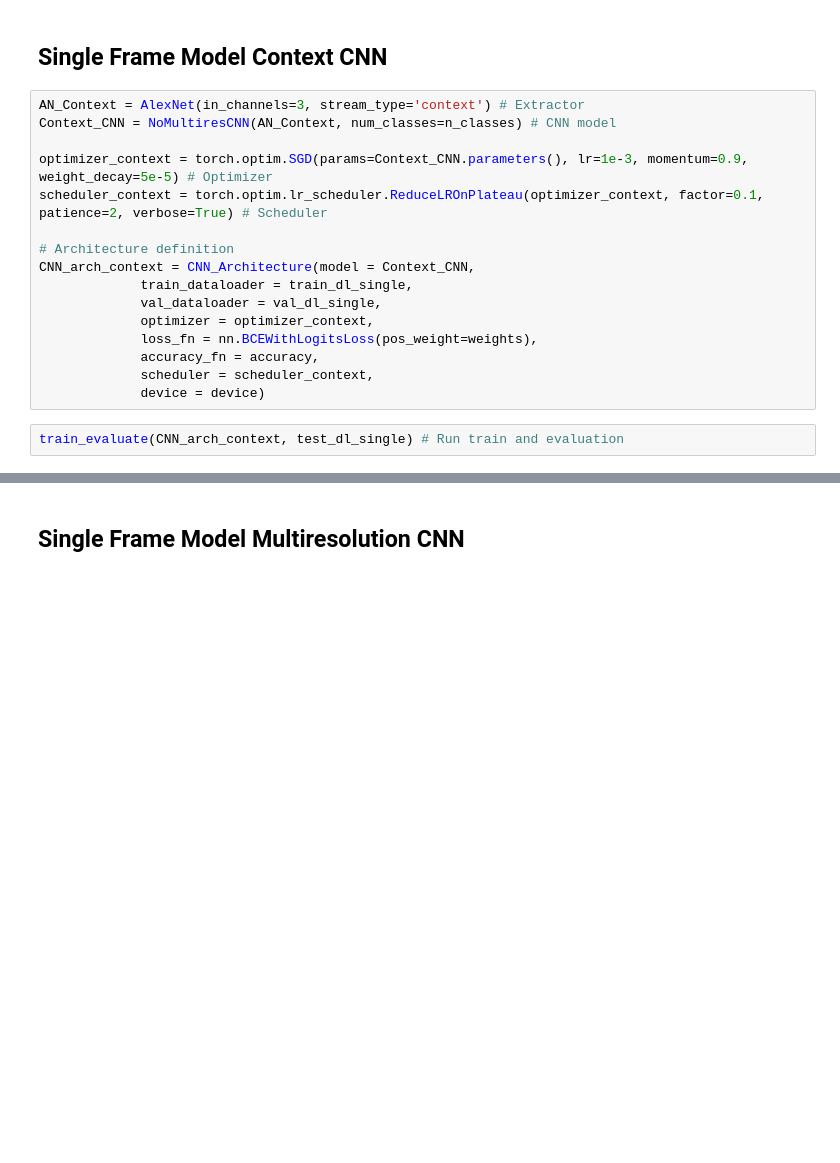
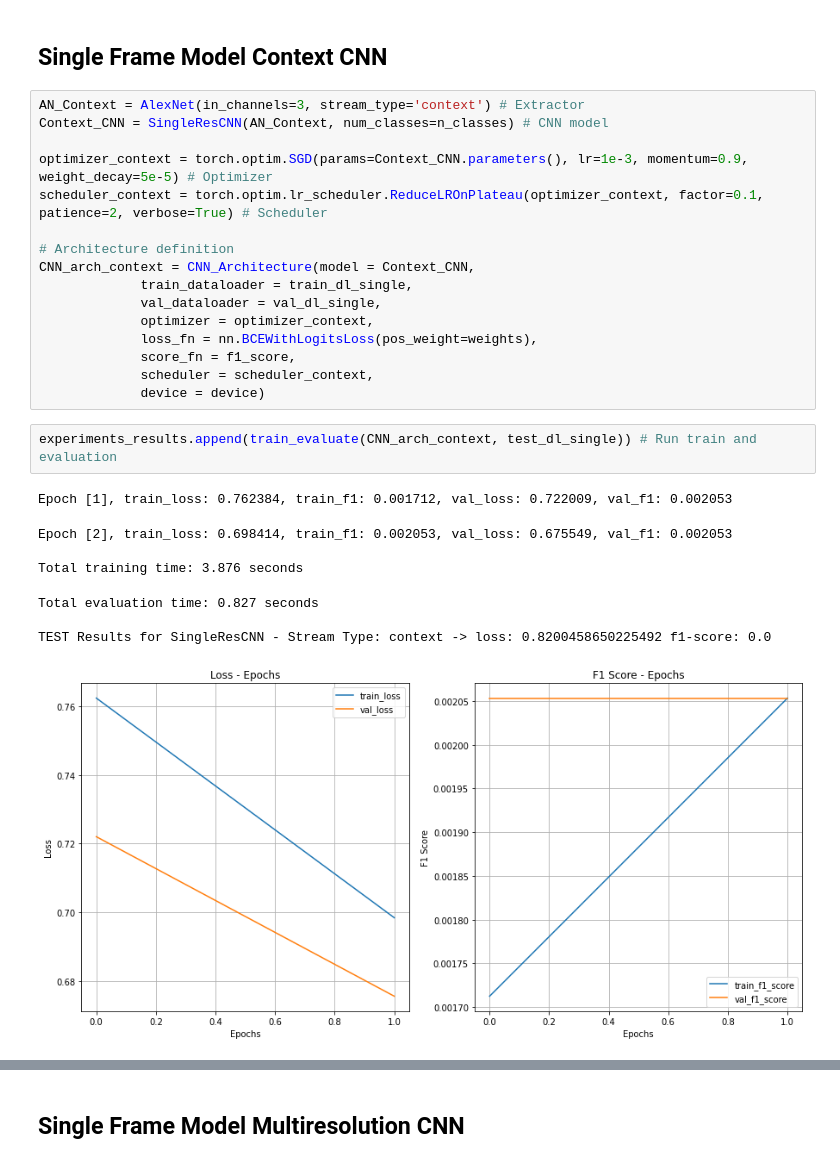
Before and after one commit to zuliani99/VideoClassification-CNN, a Jupyter notebook: VideoClassification_CNN_latest.ipynb, the cells around one changed output, grey strips where cells are left out. Drawn from its saved outputs; the diff is of its cells as text; blank space fills up the shorter version.

```diff
--- a/VideoClassification_CNN_latest.ipynb
+++ b/VideoClassification_CNN_latest.ipynb
@@ -1290,7 +1378,7 @@ test_single_image(test_data_single, test_dict, CNN_arch_fovea) # Test in a singl
 ## Single Frame Model Context CNN
 # %%
 AN_Context = AlexNet(in_channels=3, stream_type='context') # Extractor
-Context_CNN = NoMultiresCNN(AN_Context, num_classes=n_classes) # CNN model
+Context_CNN = SingleResCNN(AN_Context, num_classes=n_classes) # CNN model
 
 optimizer_context = torch.optim.SGD(params=Context_CNN.parameters(), lr=1e-3, momentum=0.9, weight_decay=5e-5) # Optimizer
 scheduler_context = torch.optim.lr_scheduler.ReduceLROnPlateau(optimizer_context, factor=0.1, patience=2, verbose=True) # Scheduler
@@ -1301,10 +1389,19 @@ CNN_arch_context = CNN_Architecture(model = Context_CNN,
              val_dataloader = val_dl_single,
              optimizer = optimizer_context,
              loss_fn = nn.BCEWithLogitsLoss(pos_weight=weights),
-             accuracy_fn = accuracy,
+             score_fn = f1_score,
              scheduler = scheduler_context,
              device = device)
 # %%
-train_evaluate(CNN_arch_context, test_dl_single) # Run train and evaluation
+experiments_results.append(train_evaluate(CNN_arch_context, test_dl_single)) # Run train and evaluation
+# %% [output]
+Epoch [1], train_loss: 0.762384, train_f1: 0.001712, val_loss: 0.722009, val_f1: 0.002053
+Epoch [2], train_loss: 0.698414, train_f1: 0.002053, val_loss: 0.675549, val_f1: 0.002053
+
+Total training time: 3.876 seconds
+Total evaluation time: 0.827 seconds
+
+TEST Results for SingleResCNN - Stream Type: context -> loss: 0.8200458650225492 f1-score: 0.0
+[figure, added]
 # %%
 test_single_image(test_data_single, test_dict, CNN_arch_context) # Test in a single random image
```
Also changed, not shown: parts of 45 cells of this notebook.
